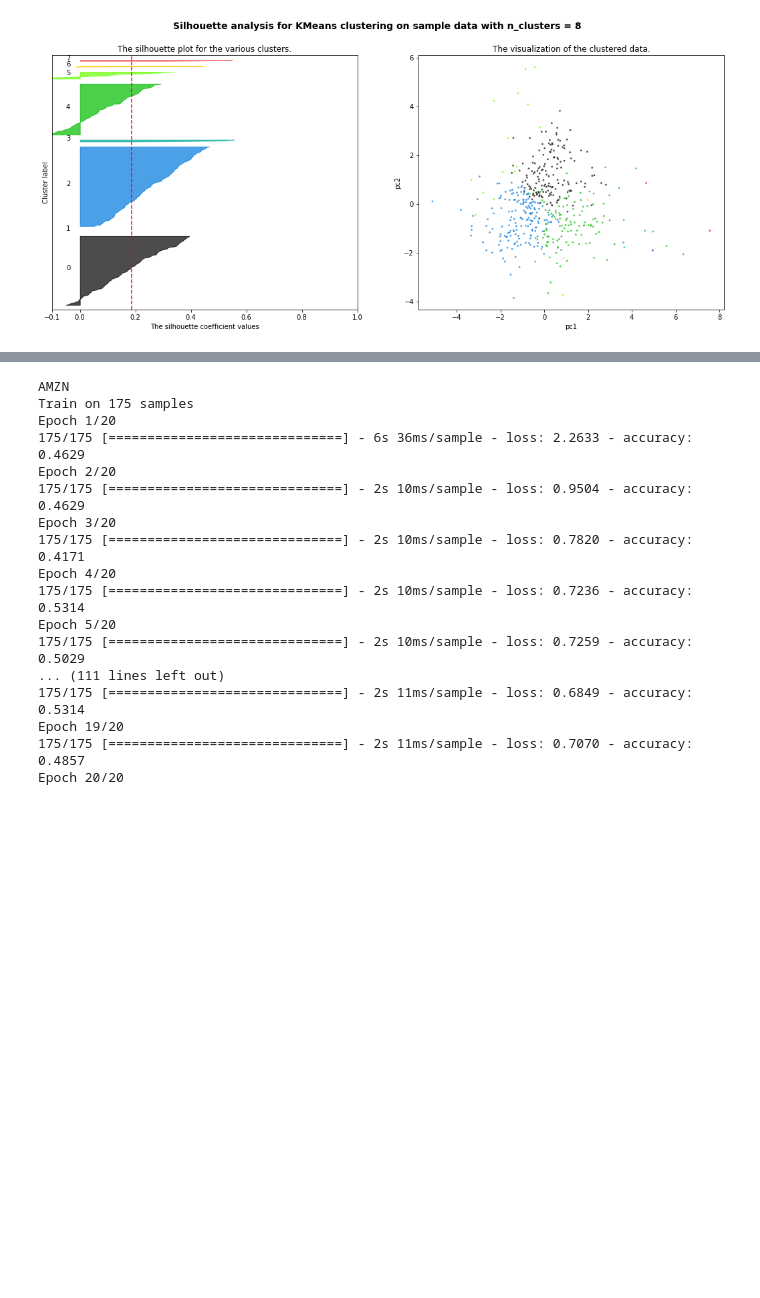
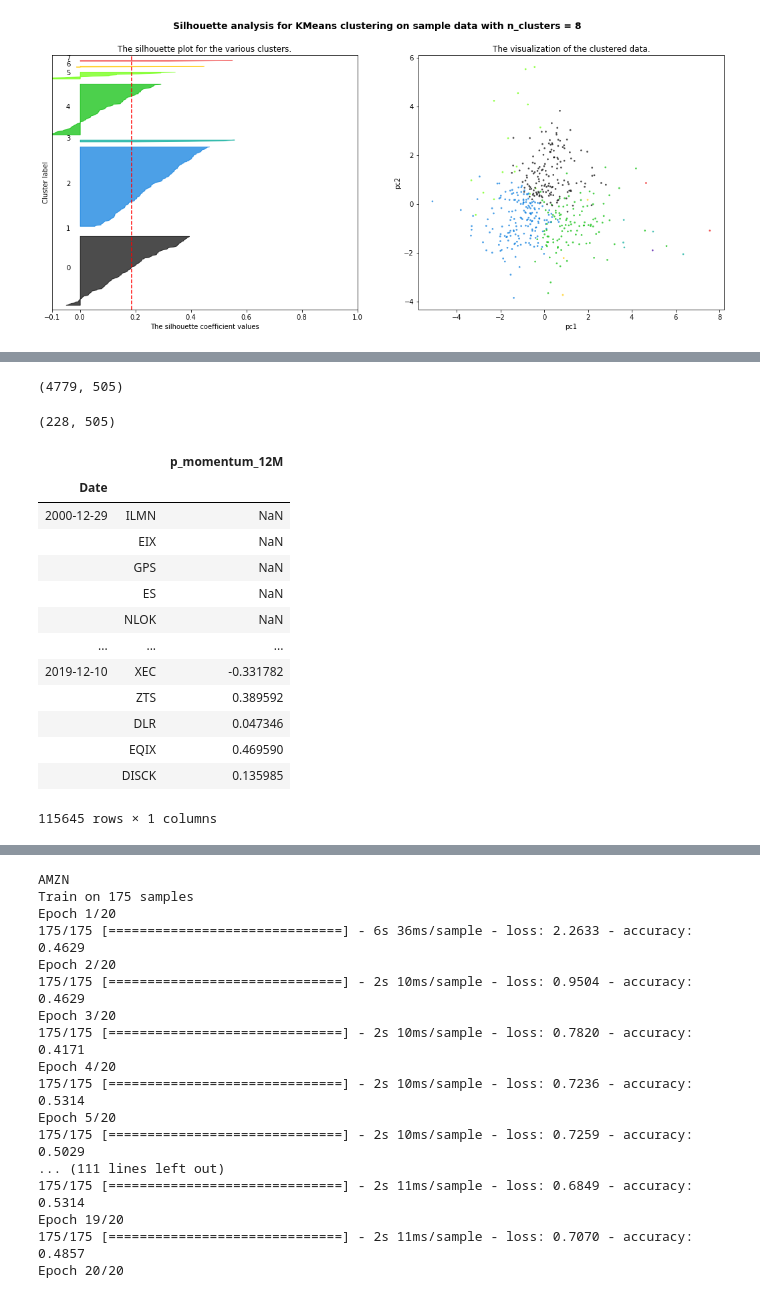
Before and after one commit to ekuo651/Machine-Learning-for-Stock-Selection, a Jupyter notebook: weiqing.ipynb, the cells around one changed output, grey strips where cells are left out. Cells and saved outputs as stored; diff of their text form; code cells hidden in the pictures; blank space fills up the shorter version.

```diff
--- a/weiqing.ipynb
+++ b/weiqing.ipynb
@@ -358,2 +351,11 @@ dataframe size: 11
 # %%
 cluster_indices.to_csv("Data/cluster_index_prices.csv")
+# %%
+s_price = pd.read_csv("Resources/s_PX.csv", index_col="Date", parse_dates=True, infer_datetime_format=True)
+s_price.columns = s_price.columns.str[:-10]
+s_price = s_price.loc['2000-12-10':'2019-12-10'].dropna(how="all")
+s_price_m=s_price.groupby([s_price.index.year, s_price.index.month]).tail(1)
+s_ret = s_price.pct_change()
+s_ret = s_ret.dropna(how='all')
+# %% [output]
+(4779, 505)
@@ -359,0 +372,53 @@ cluster_indices.to_csv("Data/cluster_index_prices.csv")
+# %%
+s_mkt = pd.read_csv("Resources/s_MarketCap.csv", index_col="Date", parse_dates=True, infer_datetime_format=True)
+s_mkt.columns = s_mkt.columns.str[:-10]
+s_mkt = s_mkt.loc['2000-12-10':'2019-12-10'].dropna(how="all")
+s_mkt.shape
+# %% [output]
+(228, 505)
+# %%
+#calculate technical indicators
+window_year=252
+window_month=21
+window_quarter=63
+
+s_feat1=s_price/s_price.shift(window_year)-1 #Price momentum 12M
+s_feat2=s_price.shift(window_month)/s_price.shift(window_year)-1 #Price momentum 12M-1M
+s_feat3=s_price/s_price.rolling(window_year).max() #Price to 52W High
+s_feat4=s_price/s_price.rolling(window_year).min() #Price to 52W low
+s_feat5=s_price/s_price.shift(window_month)-1 #Return 1M
+s_feat6=s_price/s_price.shift(window_quarter)-1 #Return 1Q
+s_feat7=s_price/s_price.shift(window_year*5)-1 #Return 60M
+s_feat8=s_ret.rolling(window_month).max() #Maximum daily return over 1M
+s_feat9=s_ret.rolling(window_month).std() #Realized vol 1M
+s_feat10=s_ret.rolling(window_quarter).std() #Realized vol 3M
+s_feat11=np.log(s_mkt) #Log Market capitalization - already monthly
+
+s_feat1=s_feat1.groupby([s_feat1.index.year, s_feat1.index.month]).tail(1)
+s_feat2=s_feat2.groupby([s_feat2.index.year, s_feat2.index.month]).tail(1)
+s_feat3=s_feat3.groupby([s_feat3.index.year, s_feat3.index.month]).tail(1)
+s_feat4=s_feat4.groupby([s_feat4.index.year, s_feat4.index.month]).tail(1)
+s_feat5=s_feat5.groupby([s_feat5.index.year, s_feat5.index.month]).tail(1)
+s_feat6=s_feat6.groupby([s_feat6.index.year, s_feat6.index.month]).tail(1)
+s_feat7=s_feat7.groupby([s_feat7.index.year, s_feat7.index.month]).tail(1)
+s_feat8=s_feat8.groupby([s_feat8.index.year, s_feat8.index.month]).tail(1)
+s_feat9=s_feat9.groupby([s_feat9.index.year, s_feat9.index.month]).tail(1)
+s_feat10=s_feat10.groupby([s_feat10.index.year, s_feat10.index.month]).tail(1)
+# %%
+y_stacked = s_feat1.stack(dropna=False).to_frame().rename(columns={0: 'p_momentum_12M'})
+y_stacked
+# %% [output]
+|  |  | p_momentum_12M |
+| Date |  |  |
+| 2000-12-29 | ILMN | NaN |
+|  | EIX | NaN |
+|  | GPS | NaN |
+|  | ES | NaN |
+|  | NLOK | NaN |
+| ... | ... | ... |
+| 2019-12-10 | XEC | -0.331782 |
+|  | ZTS | 0.389592 |
+|  | DLR | 0.047346 |
+|  | EQIX | 0.469590 |
+|  | DISCK | 0.135985 |
+115645 rows × 1 columns
```
Also changed, not shown: parts of 29 cells of this notebook, 19 other files.
